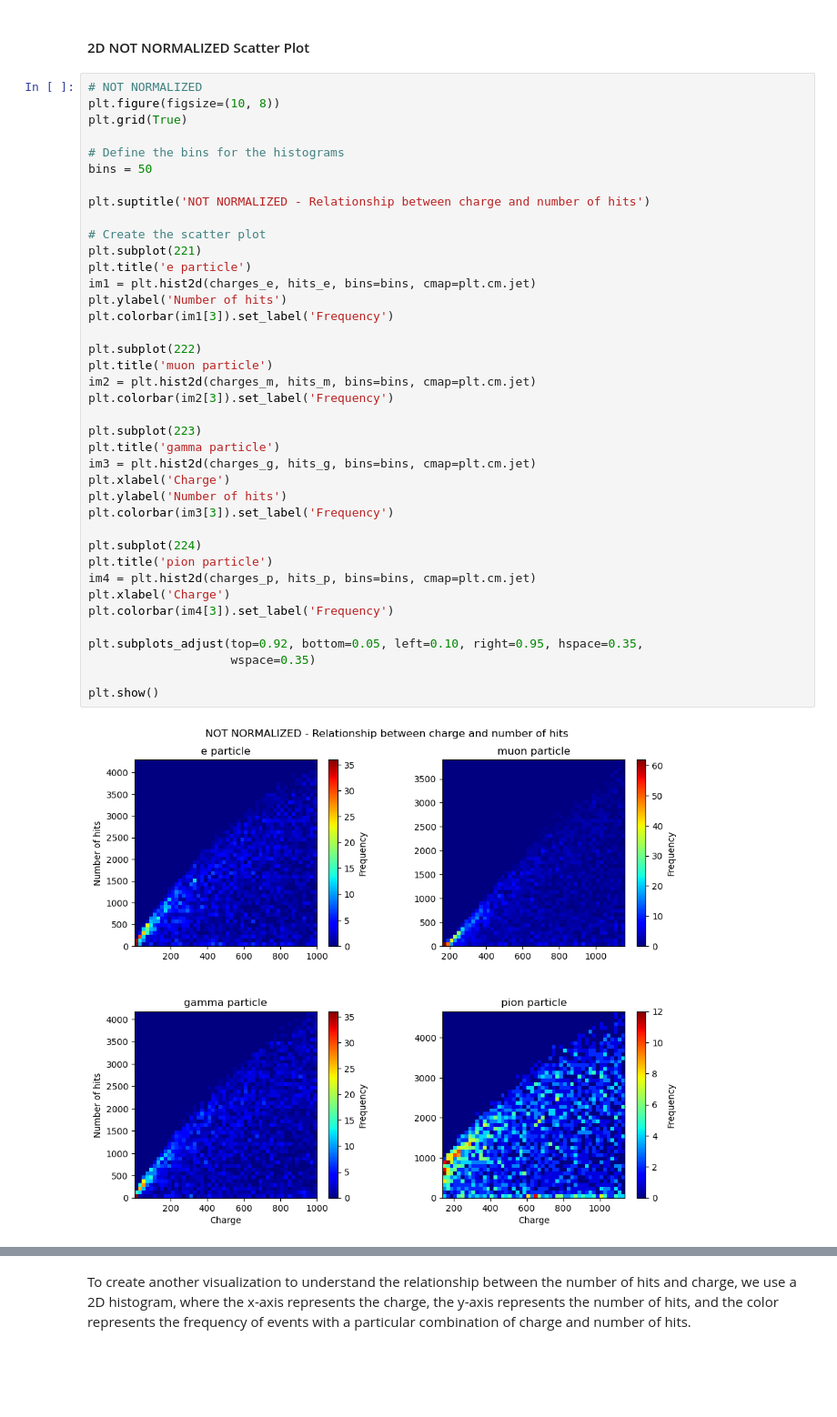
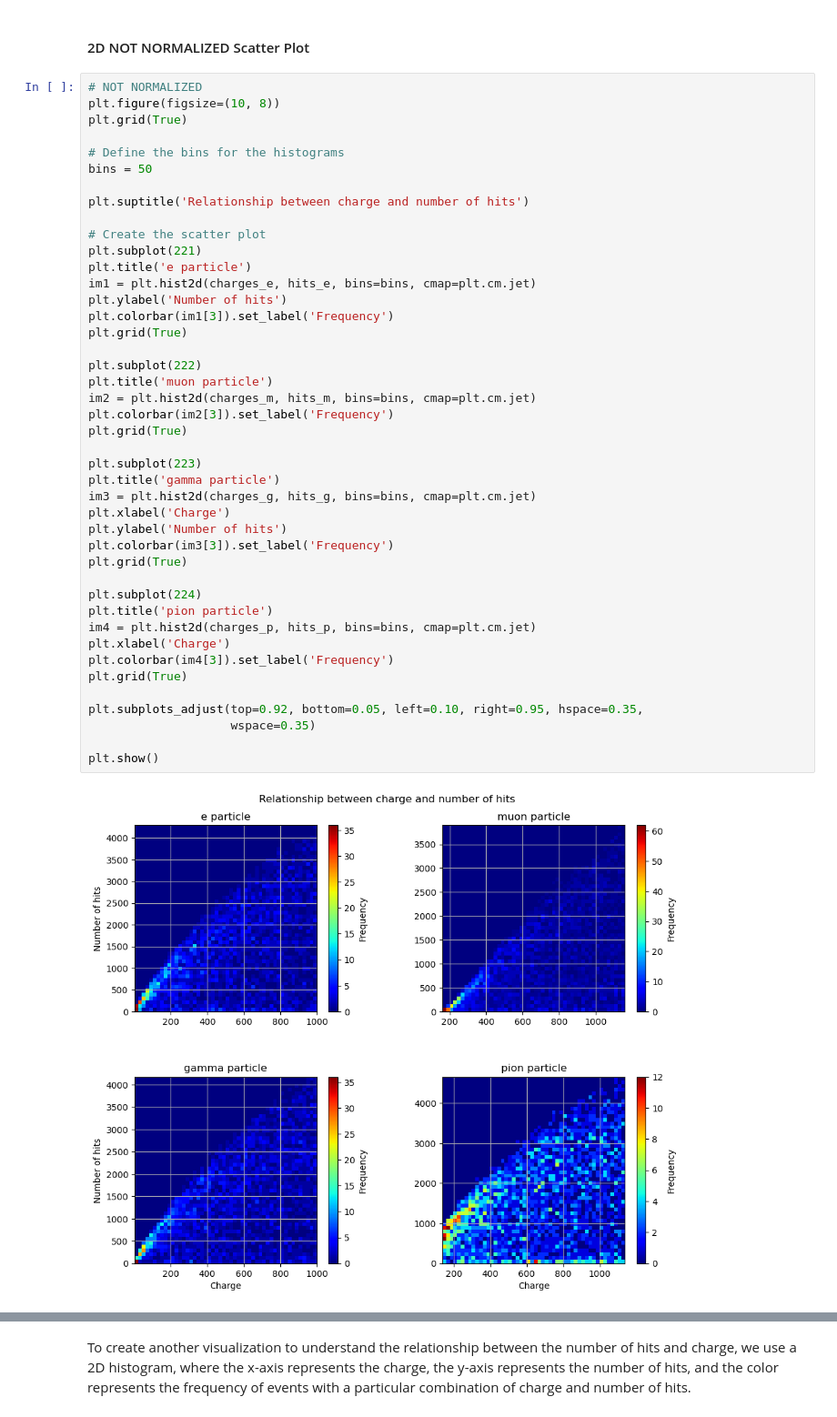
Before and after one commit to aaronvegu/WatChMaL_Research, a Jupyter notebook: multi_particles_hits_analysis.ipynb, the cells around one changed output, grey strips where cells are left out. Shown at 91% size. Drawn from its saved outputs; the diff is of its cells as text; blank space fills up the shorter version.

```diff
--- a/multi_particles_hits_analysis.ipynb
+++ b/multi_particles_hits_analysis.ipynb
@@ -167,36 +167,40 @@ plt.grid(True)
 # Define the bins for the histograms
 bins = 50
 
-plt.suptitle('NOT NORMALIZED - Relationship between charge and number of hits')
+plt.suptitle('Relationship between charge and number of hits')
 
 # Create the scatter plot
 plt.subplot(221)
 plt.title('e particle')
 im1 = plt.hist2d(charges_e, hits_e, bins=bins, cmap=plt.cm.jet)
 plt.ylabel('Number of hits')
 plt.colorbar(im1[3]).set_label('Frequency')
+plt.grid(True)
 
 plt.subplot(222)
 plt.title('muon particle')
 im2 = plt.hist2d(charges_m, hits_m, bins=bins, cmap=plt.cm.jet)
 plt.colorbar(im2[3]).set_label('Frequency')
+plt.grid(True)
 
 plt.subplot(223)
 plt.title('gamma particle')
 im3 = plt.hist2d(charges_g, hits_g, bins=bins, cmap=plt.cm.jet)
 plt.xlabel('Charge')
 plt.ylabel('Number of hits')
 plt.colorbar(im3[3]).set_label('Frequency')
+plt.grid(True)
 
 plt.subplot(224)
 plt.title('pion particle')
 im4 = plt.hist2d(charges_p, hits_p, bins=bins, cmap=plt.cm.jet)
 plt.xlabel('Charge')
 plt.colorbar(im4[3]).set_label('Frequency')
+plt.grid(True)
 
 plt.subplots_adjust(top=0.92, bottom=0.05, left=0.10, right=0.95, hspace=0.35,
                     wspace=0.35)
 
 plt.show()
 # %% [output]
-[figure, old version]
+[figure, new version]
```
Also changed, not shown: parts of 13 cells of this notebook.
